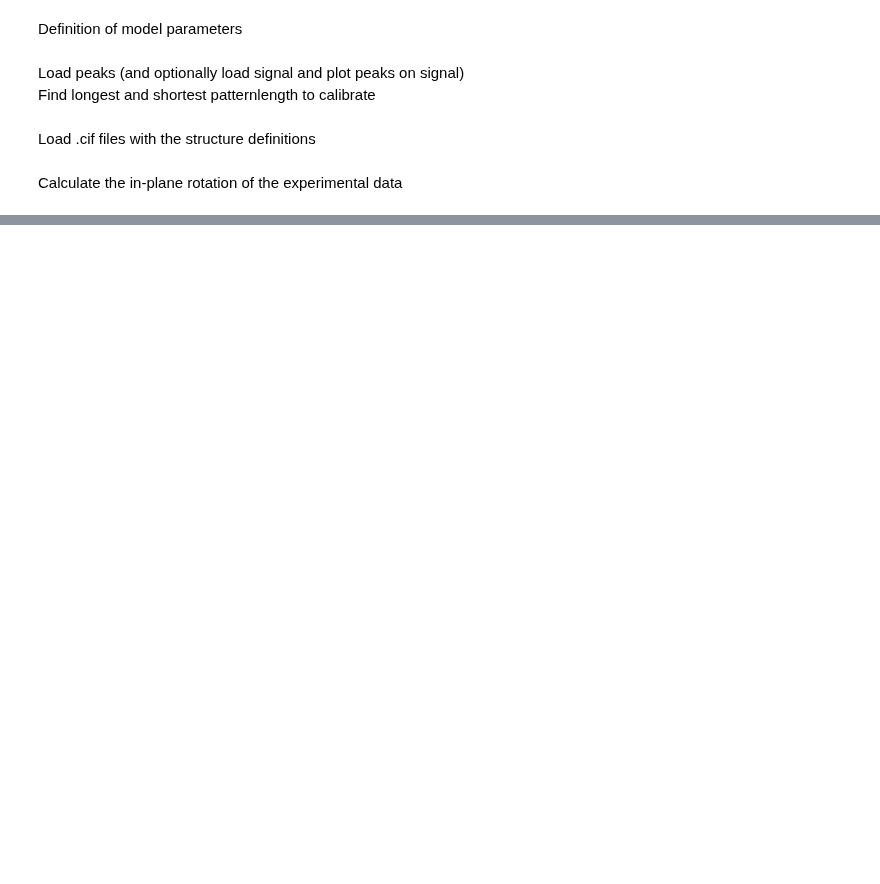
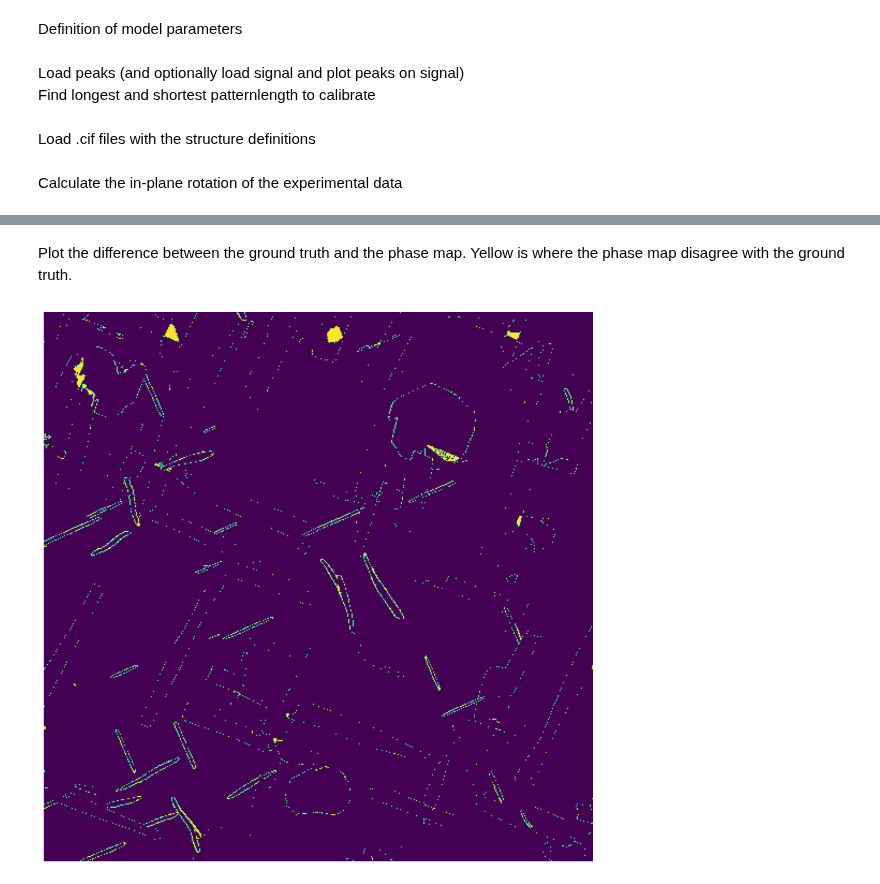
Before and after one commit to elisathr/SPED-phase-mapping, a Jupyter notebook: VectorAnalysis/vector_analysis_2.ipynb, the cells around one changed output, grey strips where cells are left out. Saved outputs shown, nothing was run; the diff lists cells and outputs as text; code cells hidden in the pictures; blank space fills up the shorter version.

```diff
--- a/VectorAnalysis/vector_analysis_2.ipynb
+++ b/VectorAnalysis/vector_analysis_2.ipynb
@@ -309,0 +466,13 @@ sample_rotation = np.sort(180+cluster.cluster_centers_[(number_occurances + 4) >
+# %% [markdown]
+Plot the difference between the ground truth and the phase map. Yellow is where the phase map disagree with the ground truth.
+# %%
+diff_map = phase_id.copy()-GT.copy()
+
+mask_tmp = diff_map!=0
+diff_map[mask_tmp] = 1
+plt.figure(figsize=(10., 10.))
+plt.imshow(diff_map)
+plt.axis('off')
+plt.tight_layout()
+# %% [output]
+[figure, added]
```
Also changed, not shown: parts of 28 cells of this notebook.
